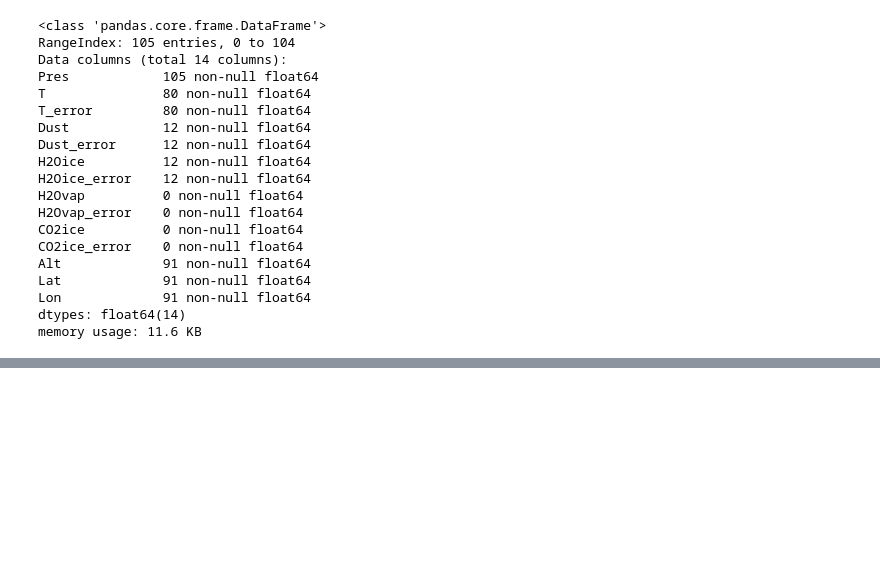
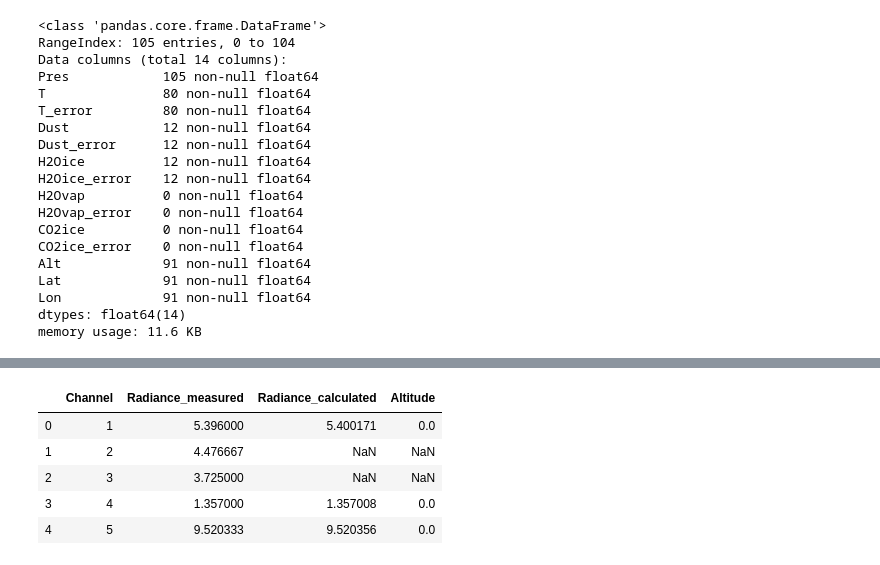
Before and after one commit to michaelaye/pymcs, a Jupyter notebook: notebooks/data_reader.ipynb, the cells around one changed output, grey strips where cells are left out. Drawn from its saved outputs; the diff is of its cells as text; code cells hidden in the pictures; blank space fills up the shorter version.

```diff
--- a/notebooks/data_reader.ipynb
+++ b/notebooks/data_reader.ipynb
@@ -161,2 +172,11 @@ mcs.profiles.T_error.hvplot()
 # %% [output]
 [interactive output not drawn]
+# %%
+mcs.nadir.head()
+# %% [output]
+|  | Channel | Radiance_measured | Radiance_calculated | Altitude |
+| 0 | 1 | 5.396000 | 5.400171 | 0.0 |
+| 1 | 2 | 4.476667 | NaN | NaN |
+| 2 | 3 | 3.725000 | NaN | NaN |
+| 3 | 4 | 1.357000 | 1.357008 | 0.0 |
+| 4 | 5 | 9.520333 | 9.520356 | 0.0 |
```
Also changed, not shown: parts of 7 cells of this notebook.
